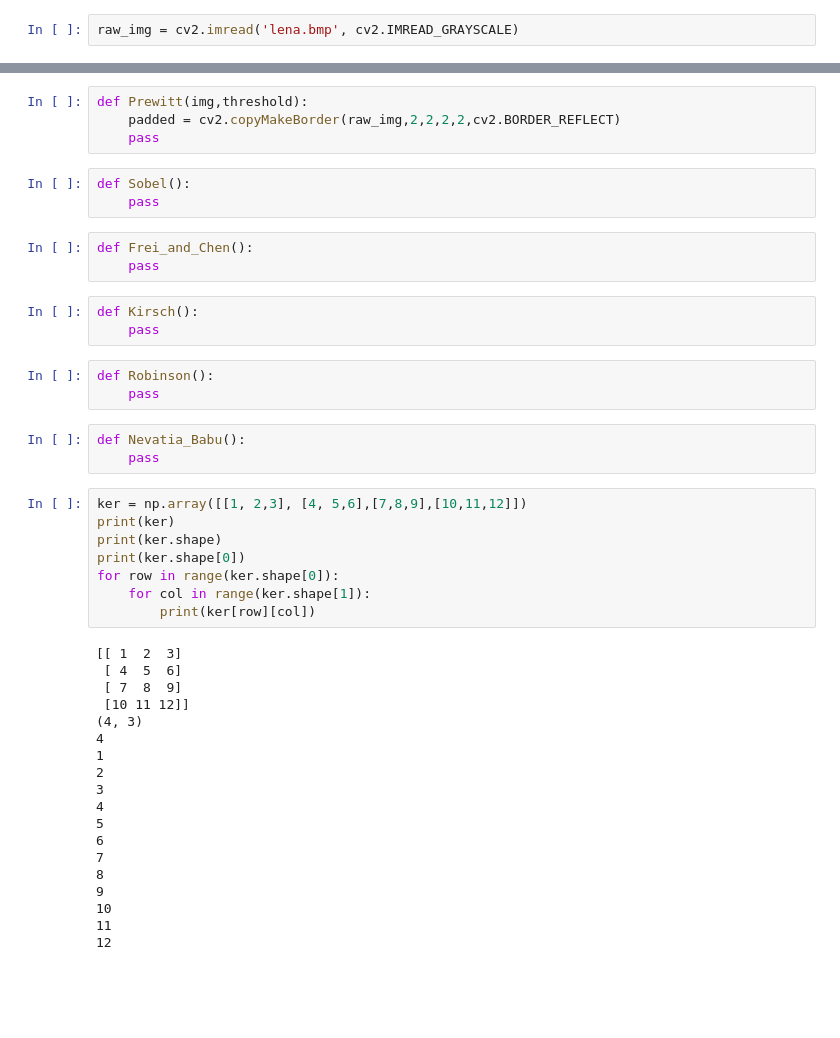
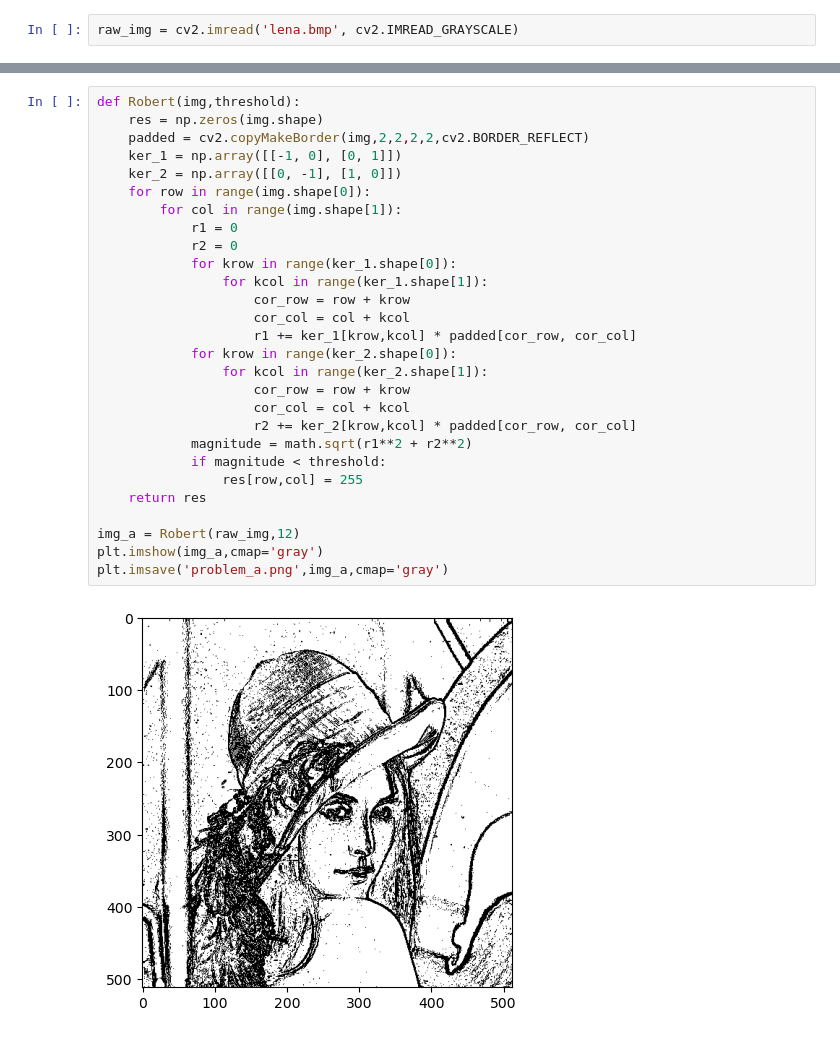
Before and after one commit to ChenYuSean/NTU-2023-Fall-CV, a Jupyter notebook: hw9/Source Code.ipynb, the cells around one changed output, grey strips where cells are left out. Drawn from its saved outputs; the diff is of its cells as text; blank space fills up the shorter version.

```diff
--- a/hw9/Source Code.ipynb
+++ b/hw9/Source Code.ipynb
@@ -14,46 +9,30 @@ def Robert(img,threshold):
-# %%
-def Prewitt(img,threshold):
-    padded = cv2.copyMakeBorder(raw_img,2,2,2,2,cv2.BORDER_REFLECT)
-    pass
-# %%
-def Sobel():
-    pass
-# %%
-def Frei_and_Chen():
-    pass
-# %%
-def Kirsch():
-    pass
-# %%
-def Robinson():
-    pass
-# %%
-def Nevatia_Babu():
-    pass
-# %%
-ker = np.array([[1, 2,3], [4, 5,6],[7,8,9],[10,11,12]])
-print(ker)
-print(ker.shape)
-print(ker.shape[0])
-for row in range(ker.shape[0]):
-    for col in range(ker.shape[1]):
-        print(ker[row][col])
-# %% [output]
-[[ 1  2  3]
- [ 4  5  6]
- [ 7  8  9]
- [10 11 12]]
-(4, 3)
-4
-1
-2
-3
-4
-5
-6
-7
-8
-9
-10
-11
-12
+# %%
+def Robert(img,threshold):
+    res = np.zeros(img.shape)
+    padded = cv2.copyMakeBorder(img,2,2,2,2,cv2.BORDER_REFLECT)
+    ker_1 = np.array([[-1, 0], [0, 1]])
+    ker_2 = np.array([[0, -1], [1, 0]])
+    for row in range(img.shape[0]):
+        for col in range(img.shape[1]):
+            r1 = 0
+            r2 = 0
+            for krow in range(ker_1.shape[0]):
+                for kcol in range(ker_1.shape[1]):
+                    cor_row = row + krow
+                    cor_col = col + kcol
+                    r1 += ker_1[krow,kcol] * padded[cor_row, cor_col]
+            for krow in range(ker_2.shape[0]):
+                for kcol in range(ker_2.shape[1]):
+                    cor_row = row + krow
+                    cor_col = col + kcol
+                    r2 += ker_2[krow,kcol] * padded[cor_row, cor_col]
+            magnitude = math.sqrt(r1**2 + r2**2)
+            if magnitude < threshold:
+                res[row,col] = 255
+    return res
+
+img_a = Robert(raw_img,12)
+plt.imshow(img_a,cmap='gray')
+plt.imsave('problem_a.png',img_a,cmap='gray')
+# %% [output]
+[figure, added]
```
Also changed, not shown: parts of 7 cells of this notebook, 9 other files.
